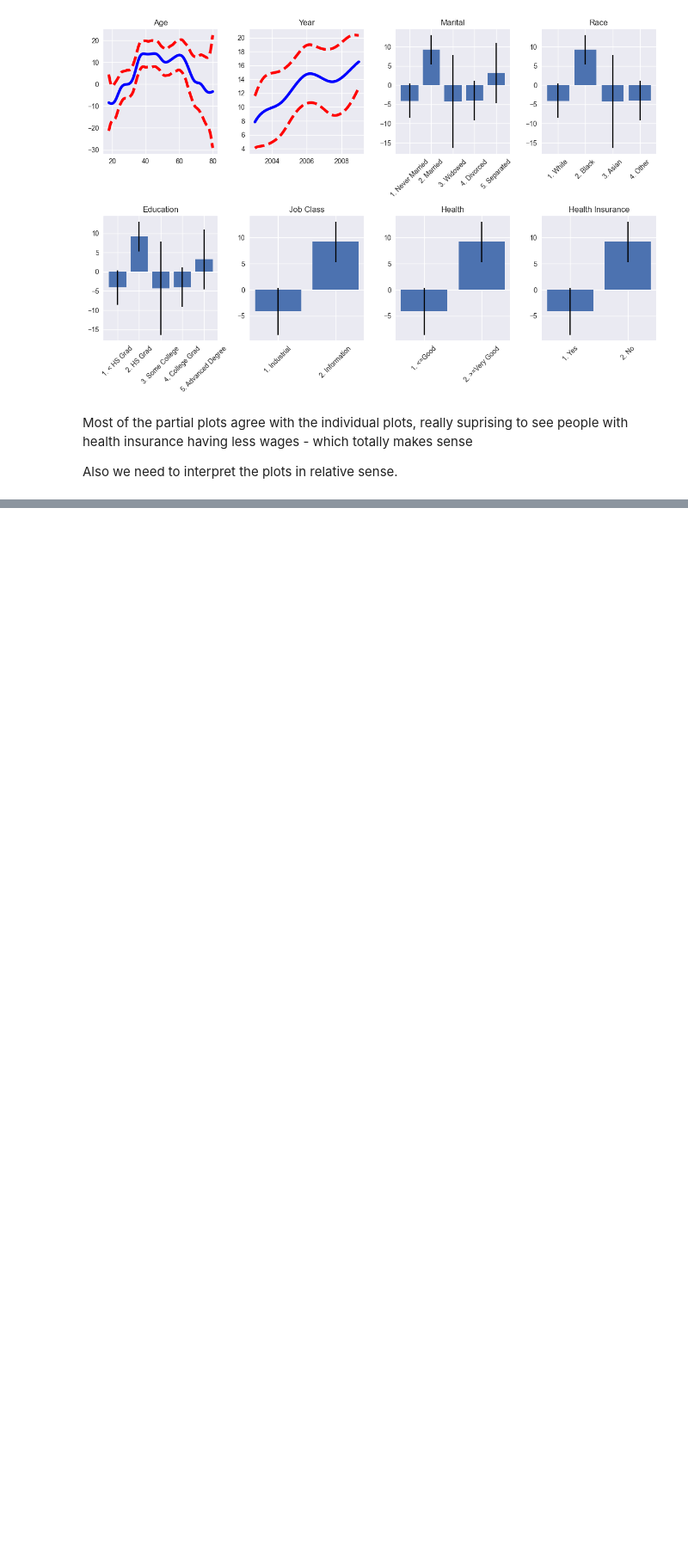
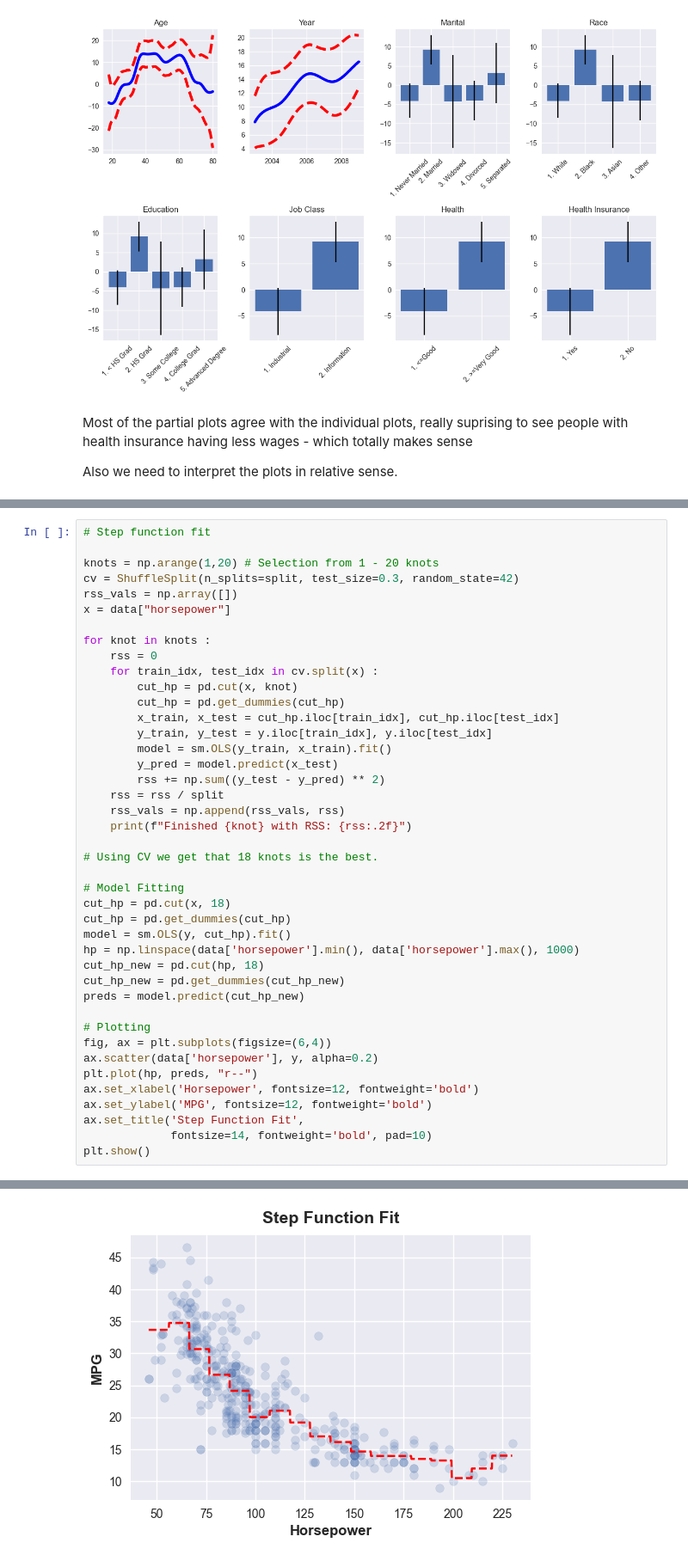
Before and after one commit to kkkamur07/ISL-Learning, a Jupyter notebook: NonLinearity/nonLinearity-questions.ipynb, the cells around one changed output, grey strips where cells are left out. Shown at 86% size. Saved outputs shown, nothing was run; the diff lists cells and outputs as text; blank space fills up the shorter version.

```diff
--- a/NonLinearity/nonLinearity-questions.ipynb
+++ b/NonLinearity/nonLinearity-questions.ipynb
@@ -268,0 +368,43 @@ Also we need to interpret the plots in relative sense.
+# %%
+# Step function fit
+
+knots = np.arange(1,20) # Selection from 1 - 20 knots
+cv = ShuffleSplit(n_splits=split, test_size=0.3, random_state=42)
+rss_vals = np.array([])
+x = data["horsepower"]
+
+for knot in knots :
+    rss = 0
+    for train_idx, test_idx in cv.split(x) :
+        cut_hp = pd.cut(x, knot)
+        cut_hp = pd.get_dummies(cut_hp)
+        x_train, x_test = cut_hp.iloc[train_idx], cut_hp.iloc[test_idx]
+        y_train, y_test = y.iloc[train_idx], y.iloc[test_idx]
+        model = sm.OLS(y_train, x_train).fit()
+        y_pred = model.predict(x_test)
+        rss += np.sum((y_test - y_pred) ** 2)
+    rss = rss / split
+    rss_vals = np.append(rss_vals, rss)
+    print(f"Finished {knot} with RSS: {rss:.2f}")
+
+# Using CV we get that 18 knots is the best.
+
+# Model Fitting
+cut_hp = pd.cut(x, 18)
+cut_hp = pd.get_dummies(cut_hp)
+model = sm.OLS(y, cut_hp).fit()
+hp = np.linspace(data['horsepower'].min(), data['horsepower'].max(), 1000)
+cut_hp_new = pd.cut(hp, 18)
+cut_hp_new = pd.get_dummies(cut_hp_new)
+preds = model.predict(cut_hp_new)
+
+# Plotting
+fig, ax = plt.subplots(figsize=(6,4))
+ax.scatter(data['horsepower'], y, alpha=0.2)
+plt.plot(hp, preds, "r--")
+ax.set_xlabel('Horsepower', fontsize=12, fontweight='bold')
+ax.set_ylabel('MPG', fontsize=12, fontweight='bold')
+ax.set_title('Step Function Fit',
+             fontsize=14, fontweight='bold', pad=10)
+plt.show()
+# %% [output]
@@ -268,0 +430 @@ Also we need to interpret the plots in relative sense.
+[figure, added]
```
Also changed, not shown: parts of 17 cells of this notebook.
